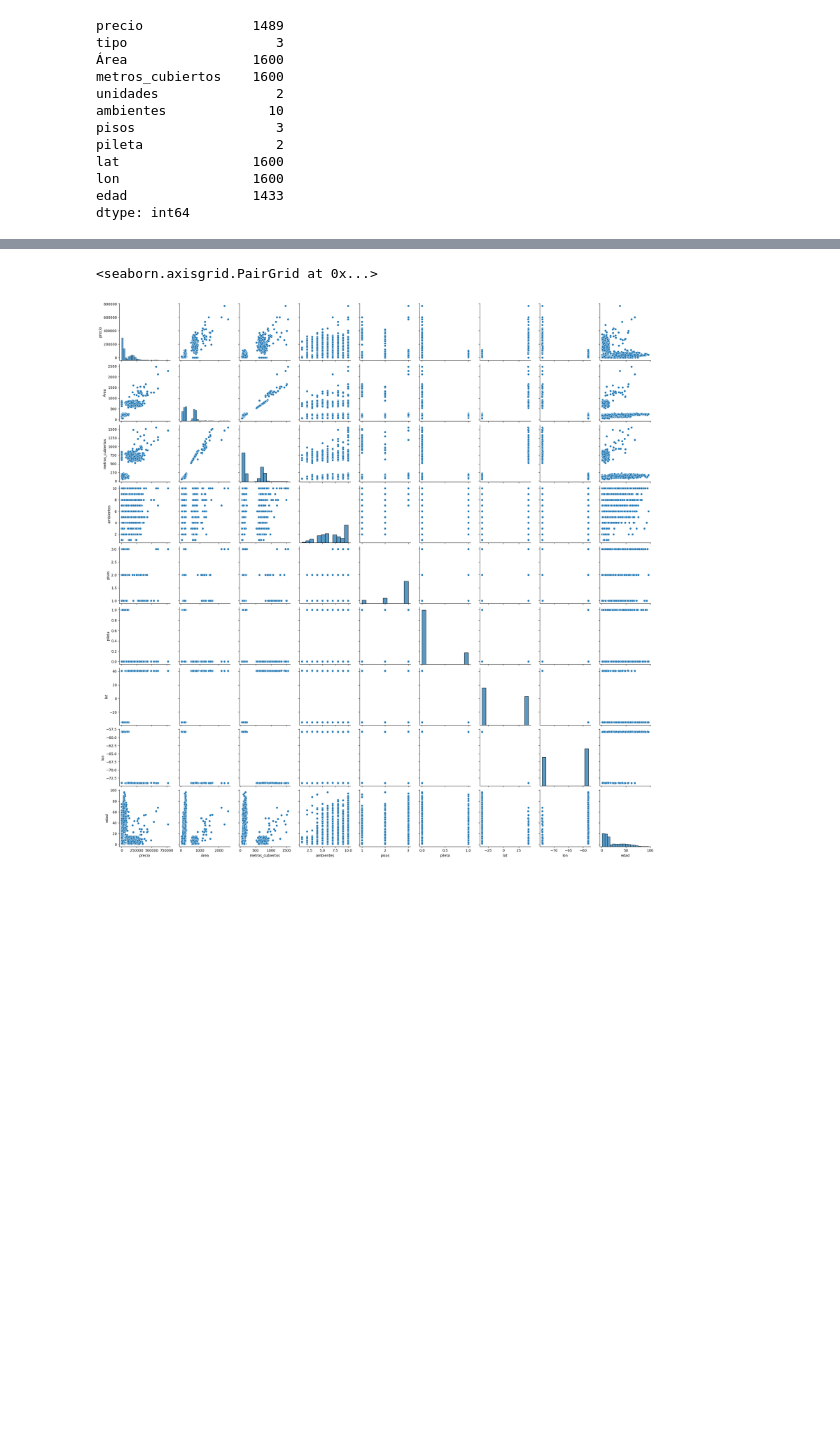
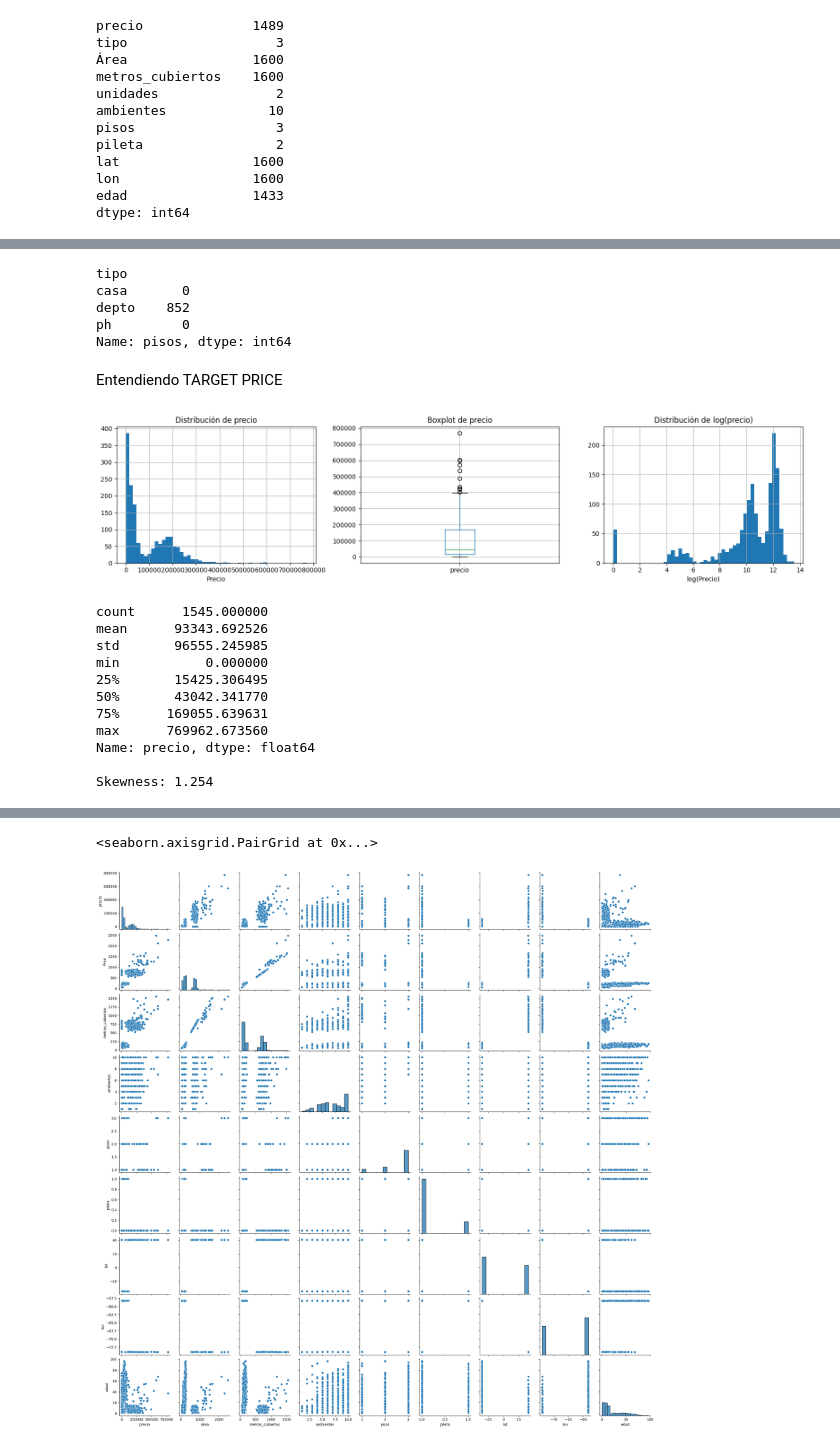
Before and after one commit to biancapaz/ml_tp1, a Jupyter notebook: notebooks/Entrega_TP1.ipynb, the cells around one changed output, grey strips where cells are left out. Saved outputs shown, nothing was run; the diff lists cells and outputs as text; code cells hidden in the pictures; blank space fills up the shorter version.

```diff
--- a/notebooks/Entrega_TP1.ipynb
+++ b/notebooks/Entrega_TP1.ipynb
@@ -84,0 +129,49 @@ dtype: int64
+# %%
+print(df['pisos'].isna().groupby(df['tipo']).sum()) # los deptos no tienen pisos
+# no es que falta el value, sino que ES NO APLICABLE para departamentos el feature pisos!!!
+# %% [output]
+tipo
+casa       0
+depto    852
+ph         0
+Name: pisos, dtype: int64
+# %% [markdown]
+Entendiendo TARGET PRICE
+# %%
+import matplotlib.pyplot as plt
+import numpy as np
+
+fig, axes = plt.subplots(1, 3, figsize=(16, 4))
+
+# Distribución del precio
+df['precio'].hist(bins=50, ax=axes[0])
+axes[0].set_title('Distribución de precio')
+axes[0].set_xlabel('Precio')
+
+# Boxplot para ver outliers
+df.boxplot(column='precio', ax=axes[1])
+axes[1].set_title('Boxplot de precio')
+
+# Distribución del log del precio
+np.log1p(df['precio']).hist(bins=50, ax=axes[2])
+axes[2].set_title('Distribución de log(precio)')
+axes[2].set_xlabel('log(Precio)')
+
+plt.tight_layout()
+plt.show()
+
+print(df['precio'].describe())
+print(f"\nSkewness: {df['precio'].skew():.3f}")
+# %% [output]
+[figure, added]
+count      1545.000000
+mean      93343.692526
+std       96555.245985
+min           0.000000
+25%       15425.306495
+50%       43042.341770
+75%      169055.639631
+max      769962.673560
+Name: precio, dtype: float64
+
+Skewness: 1.254
```
Also changed, not shown: parts of 19 cells of this notebook.
